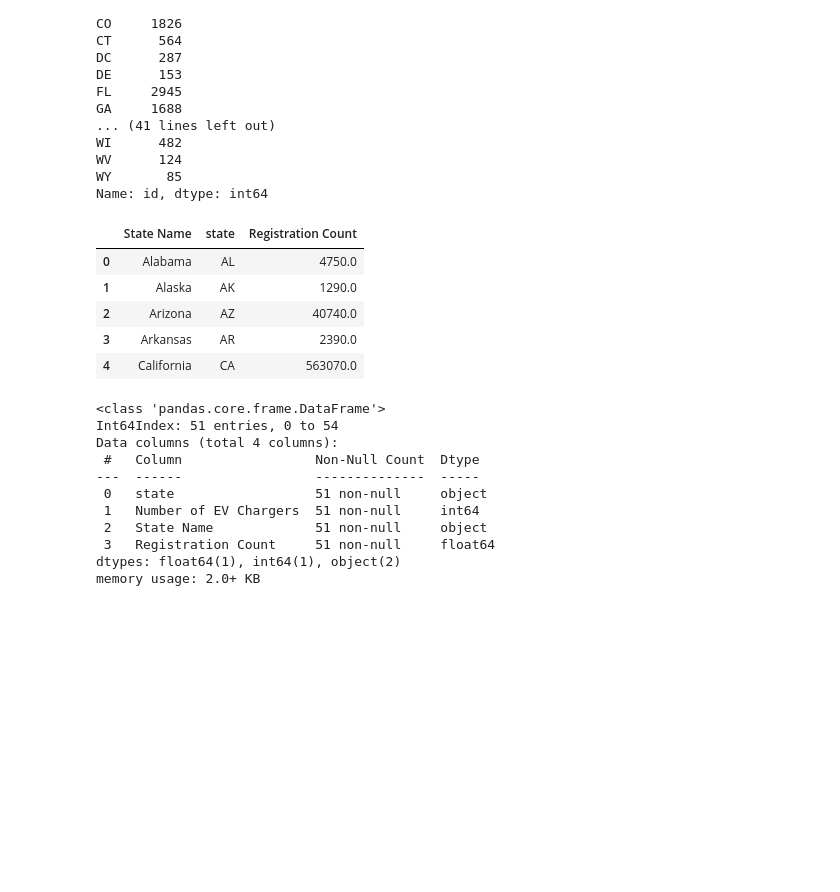
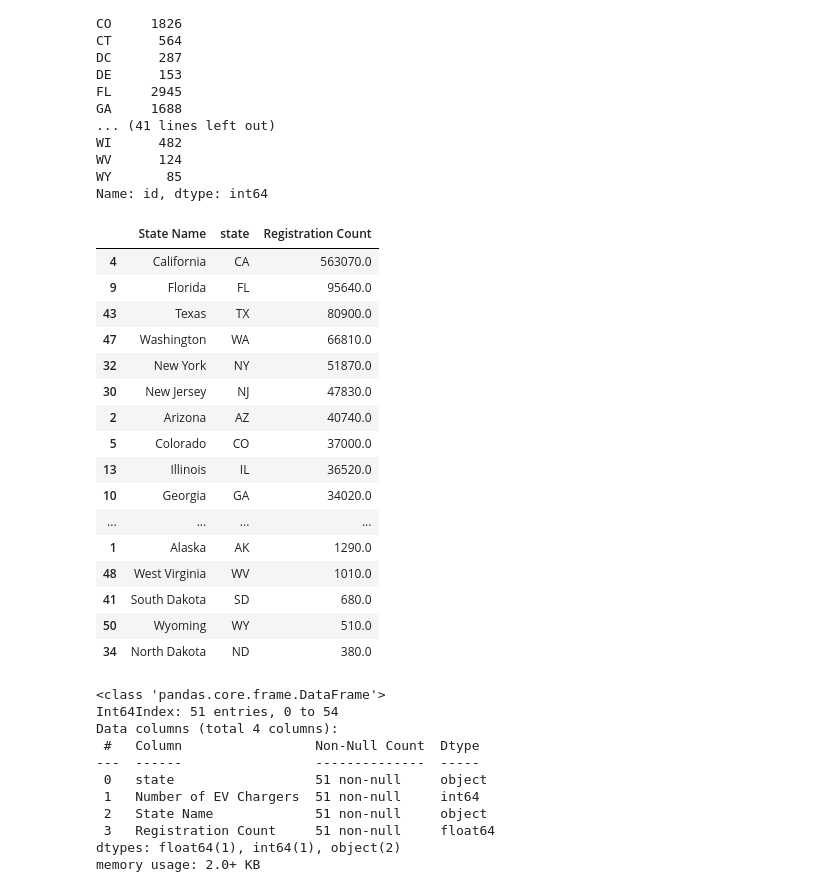
Before and after one commit to eyejayell/group_3_project_1, a Jupyter notebook: group_3_project_1/infrastructure_analysis/ev_chargers.ipynb, the cells around one changed output. Drawn from its saved outputs; the diff is of its cells as text; code cells hidden in the pictures; blank space fills up the shorter version.

```diff
--- a/group_3_project_1/infrastructure_analysis/ev_chargers.ipynb
+++ b/group_3_project_1/infrastructure_analysis/ev_chargers.ipynb
@@ -69,16 +69,27 @@ Name: id, dtype: int64
 # %%
 ev_registration_path = "resources/ev_registration_by_state.csv"
 
 registration_data = pd.read_csv(ev_registration_path)
 
-registration_data.head()
+registration_data.sort_values(by = "Registration Count", ascending=False)
 # %% [output]
 |  | State Name | state | Registration Count |
-| 0 | Alabama | AL | 4750.0 |
+| 4 | California | CA | 563070.0 |
+| 9 | Florida | FL | 95640.0 |
+| 43 | Texas | TX | 80900.0 |
+| 47 | Washington | WA | 66810.0 |
+| 32 | New York | NY | 51870.0 |
+| 30 | New Jersey | NJ | 47830.0 |
+| 2 | Arizona | AZ | 40740.0 |
+| 5 | Colorado | CO | 37000.0 |
+| 13 | Illinois | IL | 36520.0 |
+| 10 | Georgia | GA | 34020.0 |
+| ... | ... | ... | ... |
 | 1 | Alaska | AK | 1290.0 |
-| 2 | Arizona | AZ | 40740.0 |
-| 3 | Arkansas | AR | 2390.0 |
-| 4 | California | CA | 563070.0 |
+| 48 | West Virginia | WV | 1010.0 |
+| 41 | South Dakota | SD | 680.0 |
+| 50 | Wyoming | WY | 510.0 |
+| 34 | North Dakota | ND | 380.0 |
 # %%
 df_complete = pd.merge(state_df, registration_data, how = "left", on=["state"])
 
```
Also changed, not shown: parts of 6 cells of this notebook, 1 other file.
